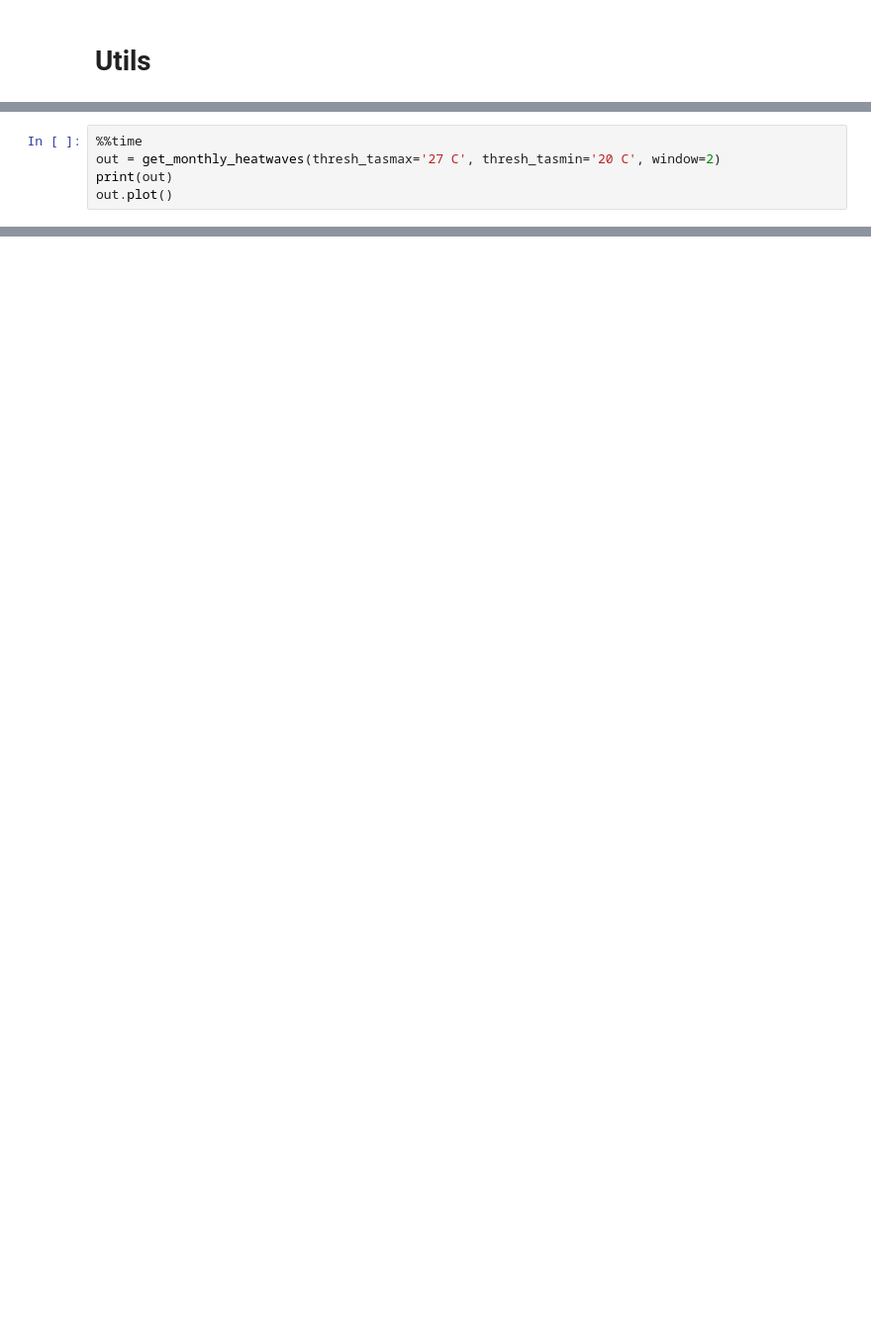
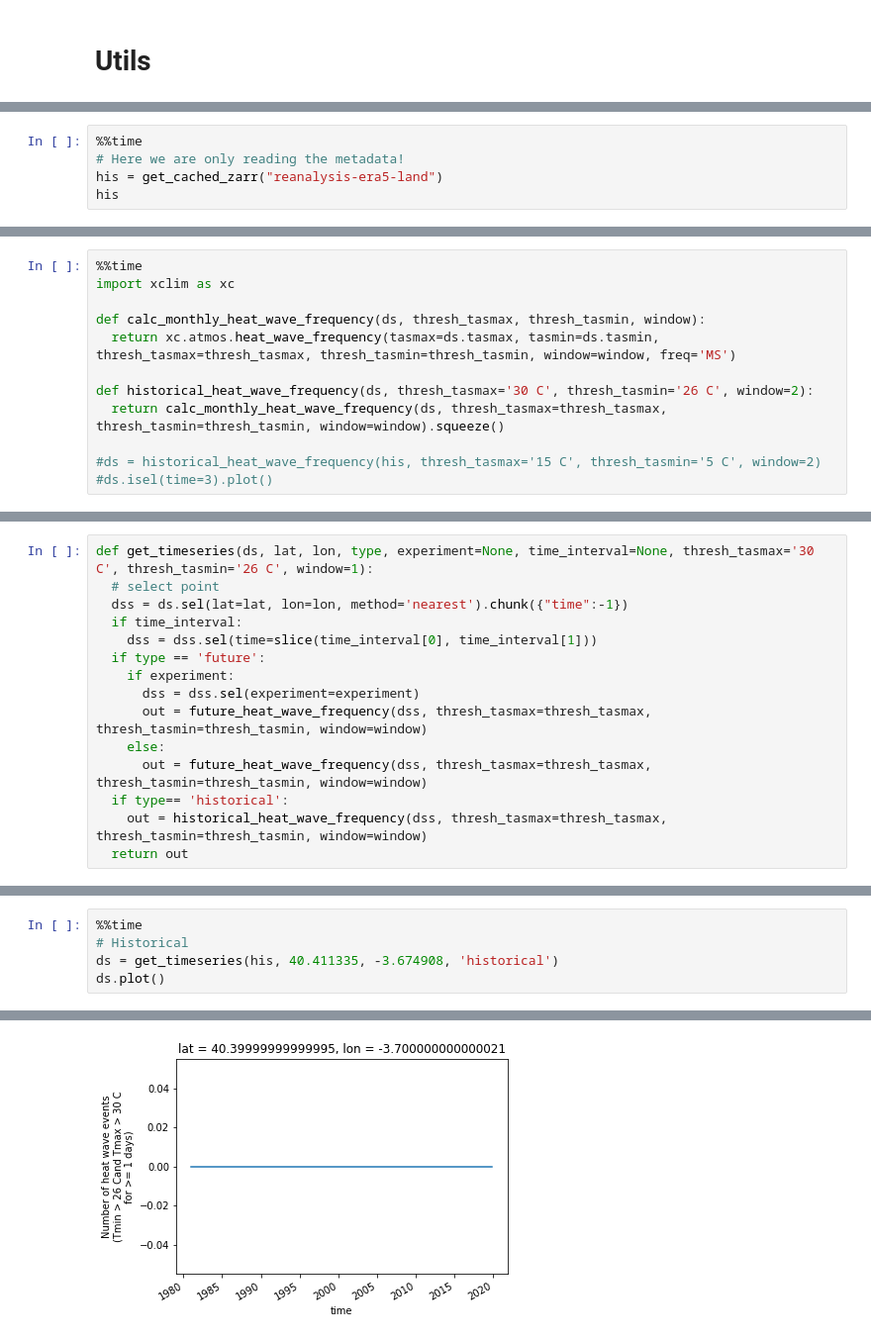
Before and after one commit to Vizzuality/copernicus-climate-data, a Jupyter notebook: test_zarr_remote.ipynb, the cells around one changed output, grey strips where cells are left out. Shown at 99% size. Drawn from its saved outputs; the diff is of its cells as text; blank space fills up the shorter version.

```diff
--- a/test_zarr_remote.ipynb
+++ b/test_zarr_remote.ipynb
@@ -327,5 +91,0 @@ def get_monthly_heatwaves(
-# %%
-%%time
-out = get_monthly_heatwaves(thresh_tasmax='27 C', thresh_tasmin='20 C', window=2)
-print(out)
-out.plot()
@@ -461,0 +134,5 @@ KeyboardInterrupt: ignored
+# %%
+%%time
+# Here we are only reading the metadata!
+his = get_cached_zarr("reanalysis-era5-land")
+his
@@ -461,0 +168,12 @@ KeyboardInterrupt: ignored
+# %%
+%%time
+import xclim as xc
+
+def calc_monthly_heat_wave_frequency(ds, thresh_tasmax, thresh_tasmin, window):
+  return xc.atmos.heat_wave_frequency(tasmax=ds.tasmax, tasmin=ds.tasmin, thresh_tasmax=thresh_tasmax, thresh_tasmin=thresh_tasmin, window=window, freq='MS')
+
+def historical_heat_wave_frequency(ds, thresh_tasmax='30 C', thresh_tasmin='26 C', window=2):
+  return calc_monthly_heat_wave_frequency(ds, thresh_tasmax=thresh_tasmax, thresh_tasmin=thresh_tasmin, window=window).squeeze()
+
+#ds = historical_heat_wave_frequency(his, thresh_tasmax='15 C', thresh_tasmin='5 C', window=2)
+#ds.isel(time=3).plot()
@@ -461,0 +188,15 @@ KeyboardInterrupt: ignored
+# %%
+def get_timeseries(ds, lat, lon, type, experiment=None, time_interval=None, thresh_tasmax='30 C', thresh_tasmin='26 C', window=1):
+  # select point
+  dss = ds.sel(lat=lat, lon=lon, method='nearest').chunk({"time":-1})
+  if time_interval:
+    dss = dss.sel(time=slice(time_interval[0], time_interval[1]))
+  if type == 'future':
+    if experiment:
+      dss = dss.sel(experiment=experiment)
+      out = future_heat_wave_frequency(dss, thresh_tasmax=thresh_tasmax, thresh_tasmin=thresh_tasmin, window=window)
+    else:
+      out = future_heat_wave_frequency(dss, thresh_tasmax=thresh_tasmax, thresh_tasmin=thresh_tasmin, window=window)
+  if type== 'historical':
+    out = historical_heat_wave_frequency(dss, thresh_tasmax=thresh_tasmax, thresh_tasmin=thresh_tasmin, window=window)
+  return out
@@ -461,0 +263,6 @@ KeyboardInterrupt: ignored
+# %%
+%%time
+# Historical
+ds = get_timeseries(his, 40.411335, -3.674908, 'historical')
+ds.plot()
+# %% [output]
@@ -461,0 +271 @@ KeyboardInterrupt: ignored
+[figure, added]
```
Also changed, not shown: parts of 43 cells of this notebook.
